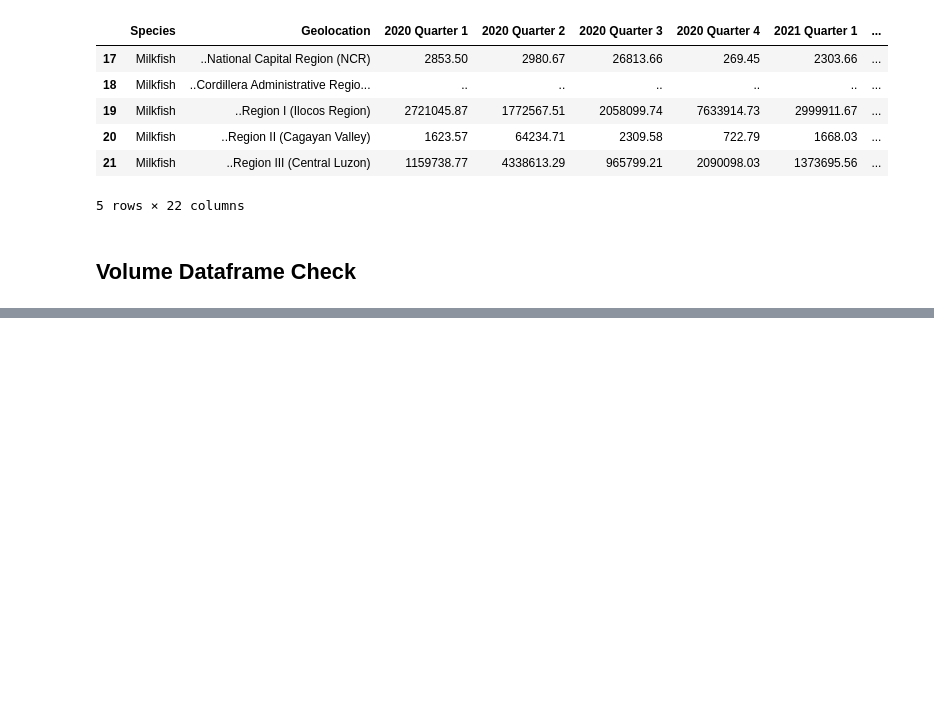
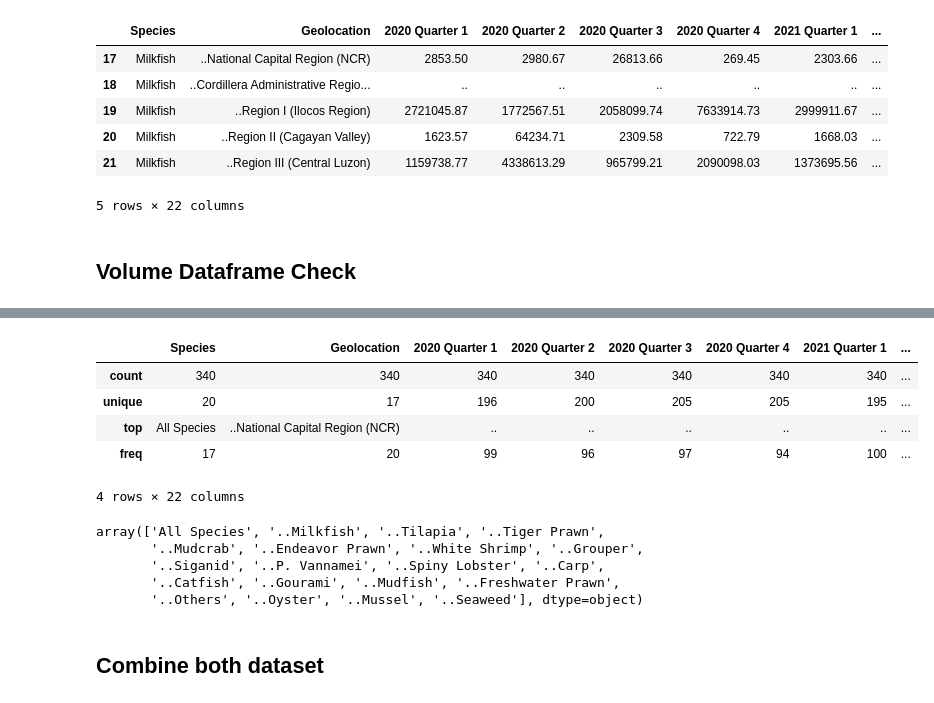
Before and after one commit to jcfrongoso/cs132-final-project, a Jupyter notebook: data-preprocessing-proper.ipynb, the cells around one changed output, grey strips where cells are left out. Drawn from its saved outputs; the diff is of its cells as text; code cells hidden in the pictures; blank space fills up the shorter version.

```diff
--- a/data-preprocessing-proper.ipynb
+++ b/data-preprocessing-proper.ipynb
@@ -92,0 +105,17 @@ value_df.head()
+# %%
+volume_df.describe()
+# %% [output]
+|  | Species | Geolocation | 2020 Quarter 1 | 2020 Quarter 2 | 2020 Quarter 3 | 2020 Quarter 4 | 2021 Quarter 1 | ... |
+| count | 340 | 340 | 340 | 340 | 340 | 340 | 340 | ... |
+| unique | 20 | 17 | 196 | 200 | 205 | 205 | 195 | ... |
+| top | All Species | ..National Capital Region (NCR) | .. | .. | .. | .. | .. | ... |
+| freq | 17 | 20 | 99 | 96 | 97 | 94 | 100 | ... |
+4 rows × 22 columns
+# %%
+volume_df['Species'].unique()
+# %% [output]
+array(['All Species', '..Milkfish', '..Tilapia', '..Tiger Prawn',
+       '..Mudcrab', '..Endeavor Prawn', '..White Shrimp', '..Grouper',
+       '..Siganid', '..P. Vannamei', '..Spiny Lobster', '..Carp',
+       '..Catfish', '..Gourami', '..Mudfish', '..Freshwater Prawn',
+       '..Others', '..Oyster', '..Mussel', '..Seaweed'], dtype=object)
@@ -92,0 +127,2 @@ value_df.head()
+# %% [markdown]
+## Combine both dataset
```
Also changed, not shown: parts of 6 cells of this notebook.
